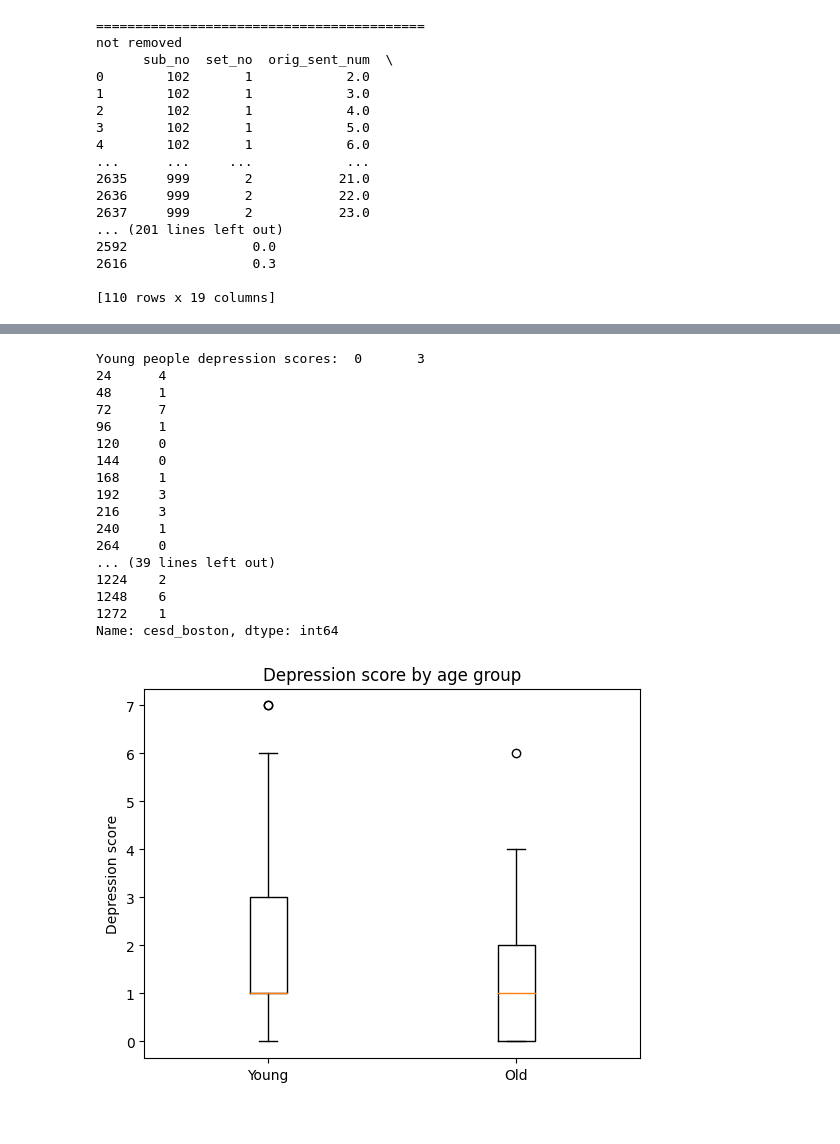
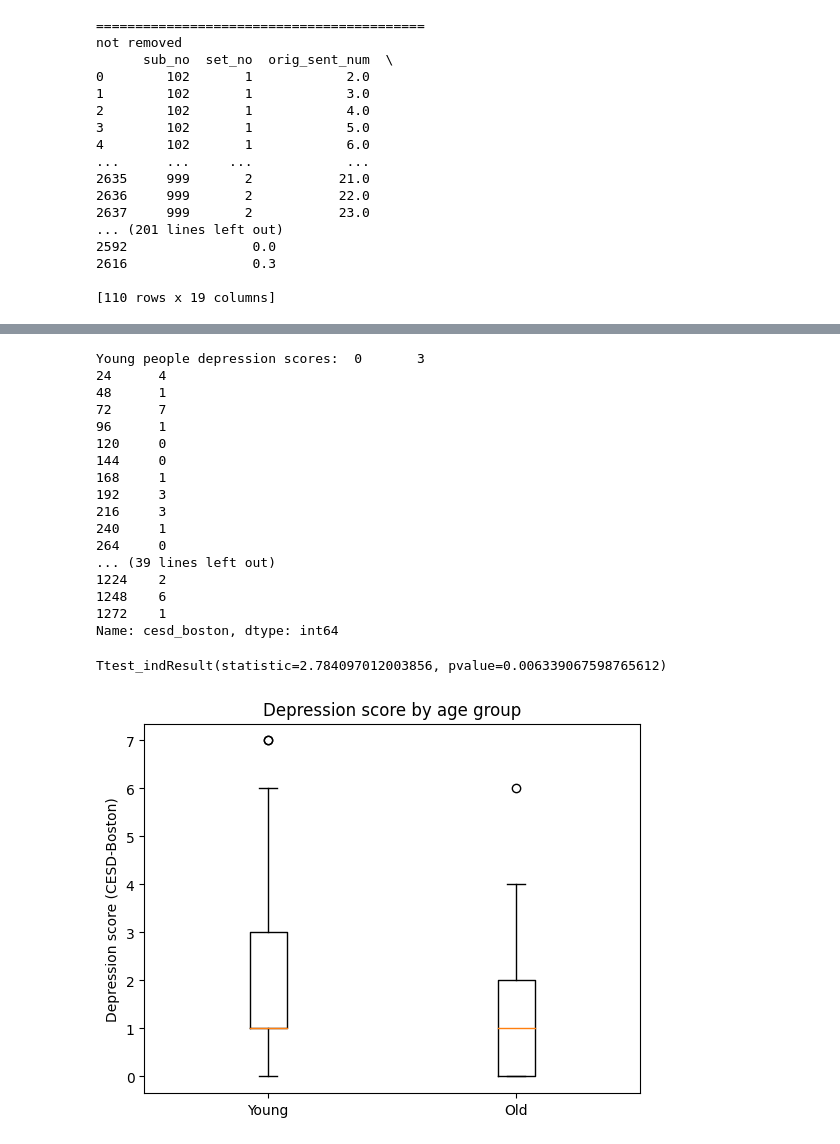
Before and after one commit to jayleekr/cps_code_space, a Jupyter notebook: lectures/day6/cps-6.ipynb, the cells around one changed output, grey strips where cells are left out. Saved outputs shown, nothing was run; the diff lists cells and outputs as text; code cells hidden in the pictures.

```diff
--- a/lectures/day6/cps-6.ipynb
+++ b/lectures/day6/cps-6.ipynb
@@ -126,4 +115,6 @@ plt.show()
 # %%
+
+
 # Ok let's compare young and old people's depression scores
 
 # cesd_boston is the depression score
@@ -156,11 +147,17 @@ ttest_ind(young_depression, old_depression)
 # The p-value is less than 0.05, so we can reject the null hypothesis
 # That means that the depression scores are different between young and old people
 
-# Let's plot the depression scores for young and old people
-plt.boxplot([young_depression, old_depression], labels=['Young', 'Old'])
-plt.ylabel('Depression score')
-plt.title('Depression score by age group')
-plt.show()
+# The test statistic is 2.784 and the p-value is 0.0063.
+# The test statistic represents the calculated t-value for the test,
+# which measures the difference between the means of the two groups relative to the variability within each group.
+# The p-value represents the probability of observing a test statistic as extreme as the one calculated, assuming that the null hypothesis is true.
+
+# In this case, with a p-value of 0.0063, we can reject the null hypothesis that
+# there is no difference between the means of the two groups at a significance level of 0.05
+# (assuming a two-tailed test). This suggests that there may be a significant difference in depression
+# scores between young and old participants.
+# However, it's important to note that the results of a hypothesis test should always be interpreted in context and with caution,
+# as there may be other factors at play that are not accounted for in the analysis.
 # %% [output]
 Young people depression scores:  0       3
 24      4
@@ -179,4 +176,25 @@ Young people depression scores:  0       3
 1248    6
 1272    1
 Name: cesd_boston, dtype: int64
-[figure, removed]
+Ttest_indResult(statistic=2.784097012003856, pvalue=0.006339067598765612)
+# %%
+# Plot use cases that we can use to visualize data
+# reference: https://www.data-to-viz.com/
+# Scatter plot
+# Line plot
+# Bar plot
+# Histogram
+# Heatmap
+# Violin plot
+# Area plot
+# Pie chart
+# Bubble plot
+# Treemap
+
+# box plots
+plt.boxplot([young_depression, old_depression], labels=['Young', 'Old'])
+plt.ylabel('Depression score (CESD-Boston)')
+plt.title('Depression score by age group')
+plt.show()
+# %% [output]
+[figure, added]
```
Also changed, not shown: parts of 22 cells of this notebook.
